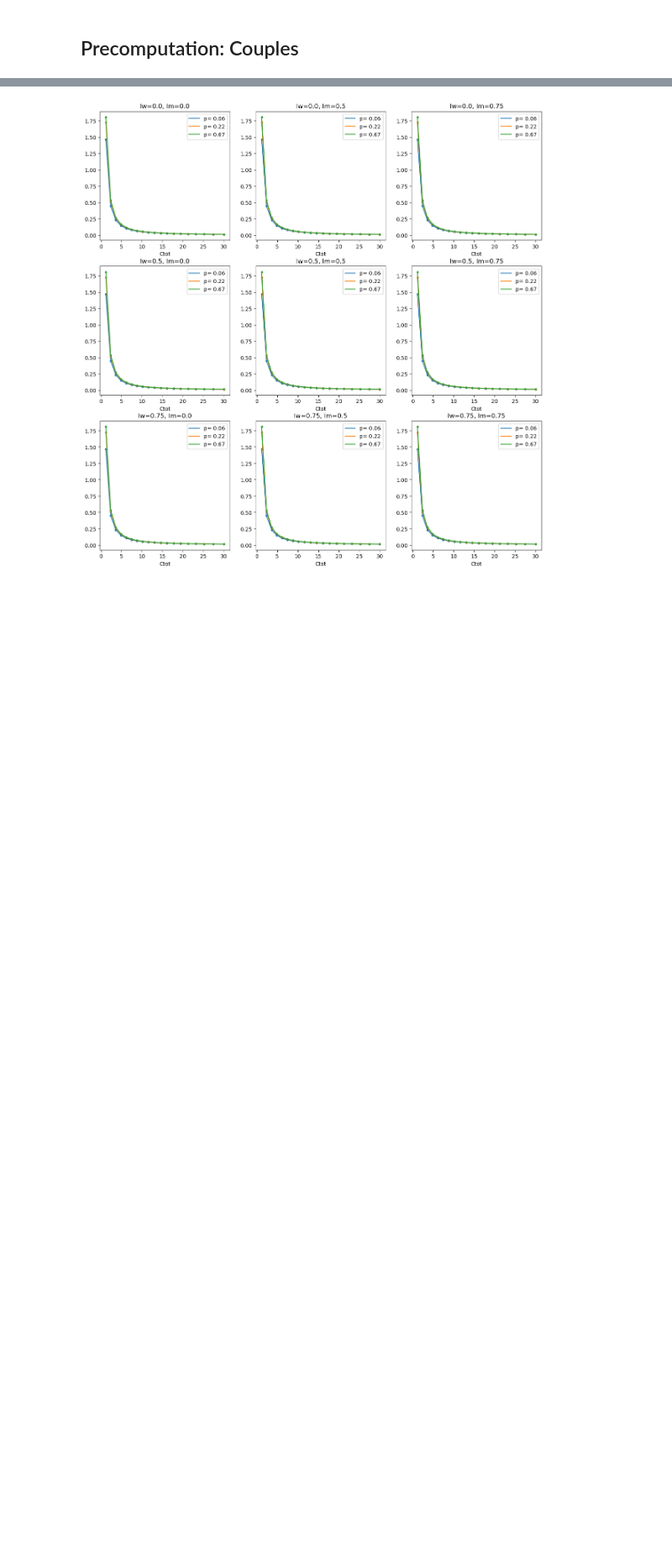
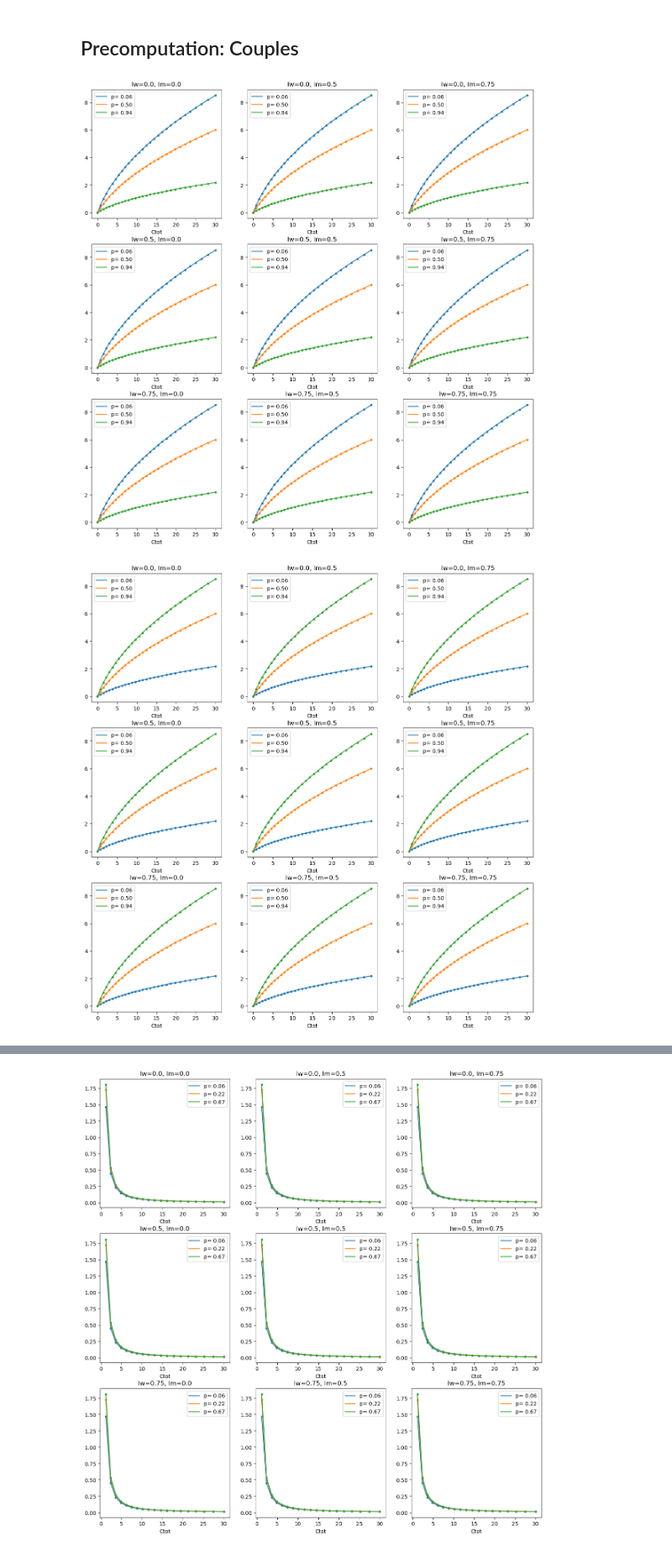
Before and after one commit to ThomasHJorgensen/FastBargaining, a Jupyter notebook: Application/01. Application Test.ipynb, the cells around one changed output, grey strips where cells are left out. Shown: that part at 84% size. Saved outputs shown, nothing was run; the diff lists cells and outputs as text; code cells hidden in the pictures; blank space fills up the shorter version.

```diff
--- a/Application/01. Application Test.ipynb
+++ b/Application/01. Application Test.ipynb
@@ -124,4 +127,10 @@ def plot_variable(varname, container, iPs, x_axis):
 
 
 iPs = [1, 5, 9]
+# %%
+plot_variable_l_by_l('pre_Cm_priv_couple', model.sol, iPs, par.grid_Ctot)
+plot_variable_l_by_l('pre_Cw_priv_couple', model.sol, iPs, par.grid_Ctot)
+# %% [output]
+[figure, added]
+[figure, added]
 # %%
```
Also changed, not shown: parts of 7 cells of this notebook, 2 other files.
